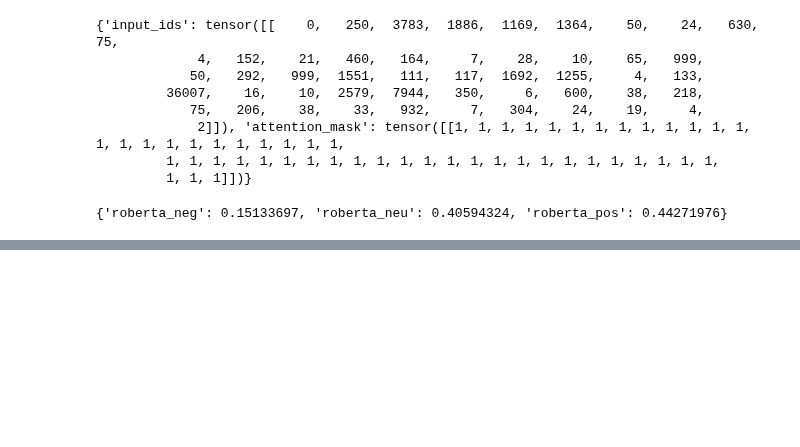
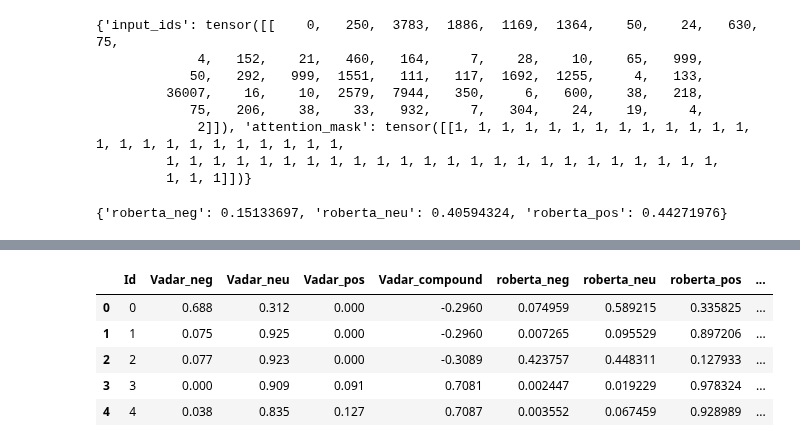
Before and after one commit to talkishita/Opinion-AI, a Jupyter notebook: Version2.ipynb, the cells around one changed output, grey strips where cells are left out. Cells and saved outputs as stored; diff of their text form; code cells hidden in the pictures; blank space fills up the shorter version.

Commit message:
Complete Roberta Model

```diff
--- a/Version2.ipynb
+++ b/Version2.ipynb
@@ -294,3 +294,30 @@ scores_data={
 print(scores_data)
 # %% [output]
 {'roberta_neg': 0.15133697, 'roberta_neu': 0.40594324, 'roberta_pos': 0.44271976}
+# %%
+def polarity_scores_roberta(example):
+    encodedtext = tokenizer(example,return_tensors='pt')
+    output=model(**encodedtext)
+    scores=output[0][0].detach().numpy()
+    scores=softmax(scores)
+    scores_data={
+        'roberta_neg':scores[0],
+        'roberta_neu':scores[1],
+        'roberta_pos':scores[2]
+    }
+    return scores_data
+# %%
+temp={}
+for i,row in tqdm(df.iterrows(), total=len(df)):
+    try:
+        text=str(row['reviewText'])
+        myid=row['Id']
+        vader_result = sia.polarity_scores(text)
+        vader_result_rename={}
+        for key, value in vader_result.items():
+            vader_result_rename[f"Vadar_{key}"]=value
+        roberta_result=polarity_scores_roberta(text)
+        both={**vader_result_rename, **roberta_result}
+        temp[myid]=both
+    except RuntimeError:
+        print(f'Broke for id {myid}')
@@ -296,0 +364,14 @@ print(scores_data)
+# %%
+results_df=pd.DataFrame(temp).T
+results_df=results_df.reset_index().rename(columns={'index':'Id'})
+#we are first resetting the index in the vaders table above and then changing index to Id so that i ca merge this review table to the original table
+results_df=results_df.merge(df, how='left')
+# %%
+results_df.head()
+# %% [output]
+|  | Id | Vadar_neg | Vadar_neu | Vadar_pos | Vadar_compound | roberta_neg | roberta_neu | roberta_pos | ... |
+| 0 | 0 | 0.688 | 0.312 | 0.000 | -0.2960 | 0.074959 | 0.589215 | 0.335825 | ... |
+| 1 | 1 | 0.075 | 0.925 | 0.000 | -0.2960 | 0.007265 | 0.095529 | 0.897206 | ... |
+| 2 | 2 | 0.077 | 0.923 | 0.000 | -0.3089 | 0.423757 | 0.448311 | 0.127933 | ... |
+| 3 | 3 | 0.000 | 0.909 | 0.091 | 0.7081 | 0.002447 | 0.019229 | 0.978324 | ... |
+| 4 | 4 | 0.038 | 0.835 | 0.127 | 0.7087 | 0.003552 | 0.067459 | 0.928989 | ... |
```
Also changed, not shown: parts of 4 cells of this notebook.
